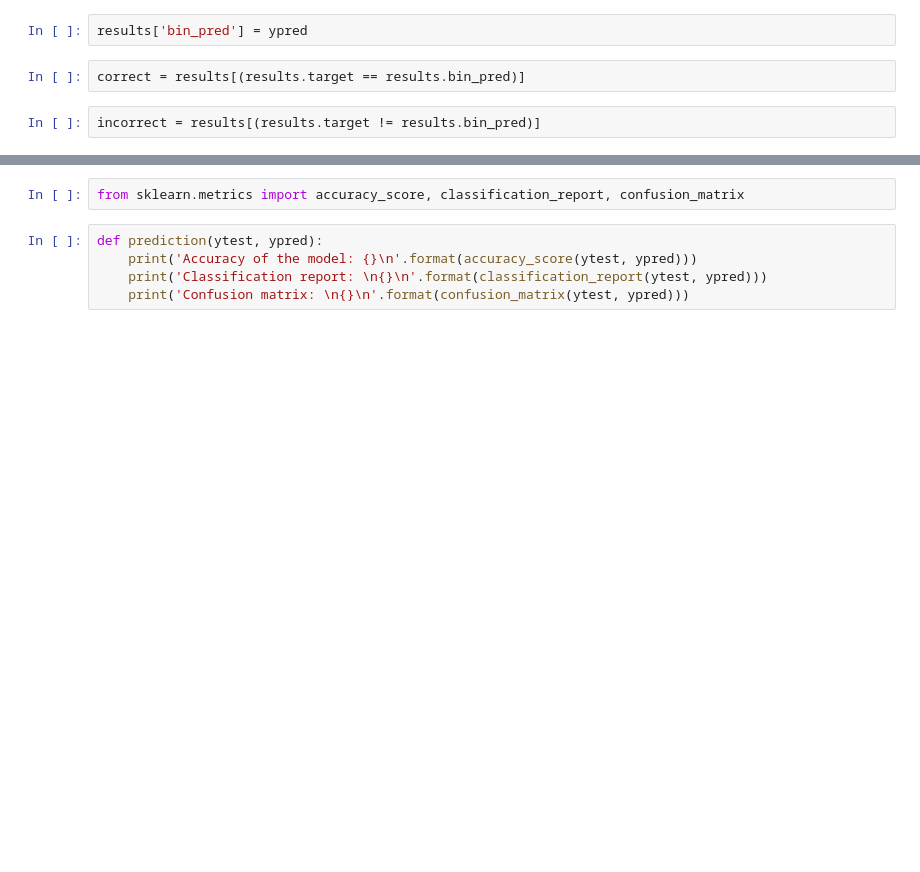
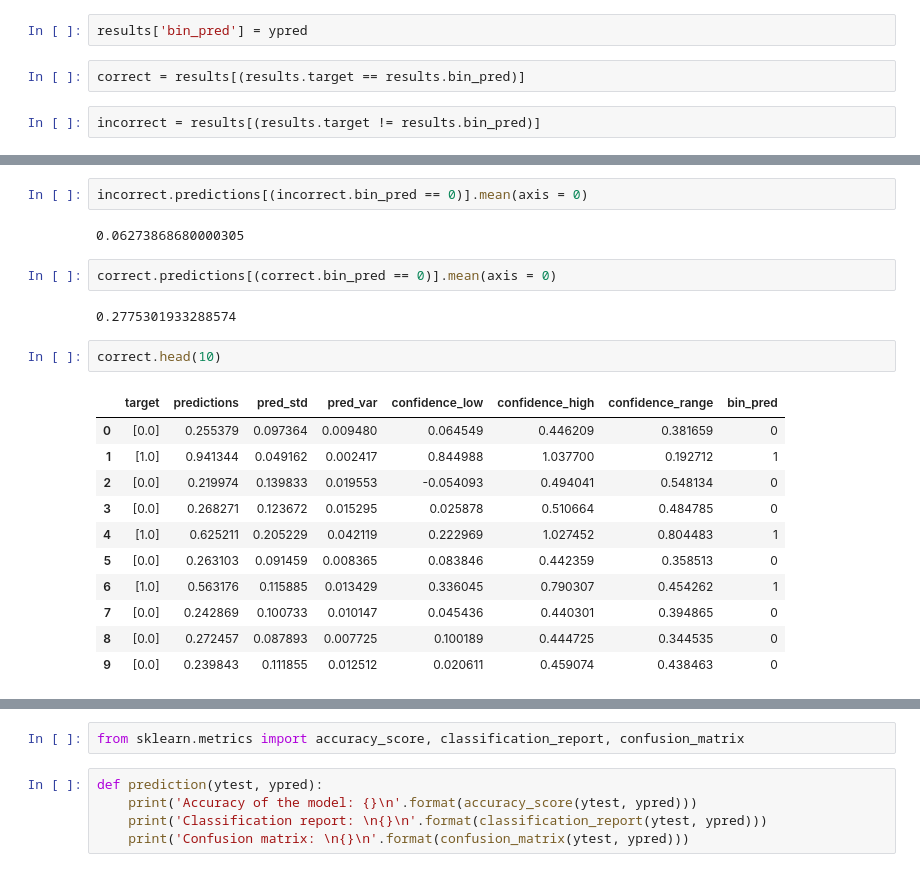
Before and after one commit to msahamed/earthquake_physics_bayesian_nn, a Jupyter notebook: Baysian_neural_network.ipynb, the cells around one changed output, grey strips where cells are left out. Cells and saved outputs as stored; diff of their text form; blank space fills up the shorter version.

```diff
--- a/Baysian_neural_network.ipynb
+++ b/Baysian_neural_network.ipynb
@@ -316,0 +323,22 @@ Index(['target', 'predictions', 'pred_std', 'pred_var', 'bin_pred'], dtype='obje
+# %%
+incorrect.predictions[(incorrect.bin_pred == 0)].mean(axis = 0)
+# %% [output]
+0.06273868680000305
+# %%
+correct.predictions[(correct.bin_pred == 0)].mean(axis = 0)
+# %% [output]
+0.2775301933288574
+# %%
+correct.head(10)
+# %% [output]
+|  | target | predictions | pred_std | pred_var | confidence_low | confidence_high | confidence_range | bin_pred |
+| 0 | [0.0] | 0.255379 | 0.097364 | 0.009480 | 0.064549 | 0.446209 | 0.381659 | 0 |
+| 1 | [1.0] | 0.941344 | 0.049162 | 0.002417 | 0.844988 | 1.037700 | 0.192712 | 1 |
+| 2 | [0.0] | 0.219974 | 0.139833 | 0.019553 | -0.054093 | 0.494041 | 0.548134 | 0 |
+| 3 | [0.0] | 0.268271 | 0.123672 | 0.015295 | 0.025878 | 0.510664 | 0.484785 | 0 |
+| 4 | [1.0] | 0.625211 | 0.205229 | 0.042119 | 0.222969 | 1.027452 | 0.804483 | 1 |
+| 5 | [0.0] | 0.263103 | 0.091459 | 0.008365 | 0.083846 | 0.442359 | 0.358513 | 0 |
+| 6 | [1.0] | 0.563176 | 0.115885 | 0.013429 | 0.336045 | 0.790307 | 0.454262 | 1 |
+| 7 | [0.0] | 0.242869 | 0.100733 | 0.010147 | 0.045436 | 0.440301 | 0.394865 | 0 |
+| 8 | [0.0] | 0.272457 | 0.087893 | 0.007725 | 0.100189 | 0.444725 | 0.344535 | 0 |
+| 9 | [0.0] | 0.239843 | 0.111855 | 0.012512 | 0.020611 | 0.459074 | 0.438463 | 0 |
```
Also changed, not shown: parts of 7 cells of this notebook.
